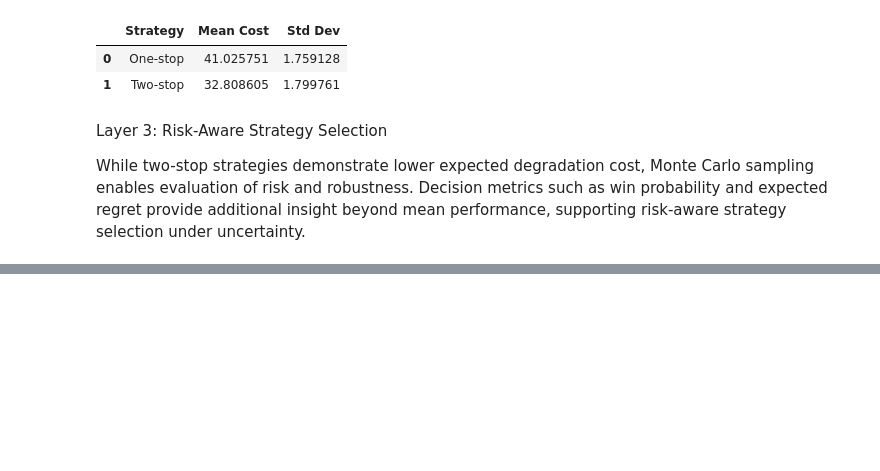
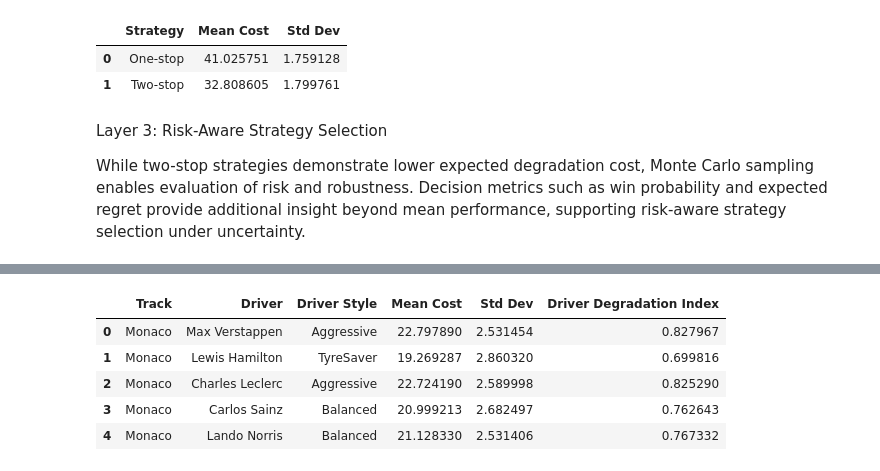
Before and after one commit to Sneha73685/f1-tyre-strategy-colab, a Jupyter notebook: tyre-degradation-simulation.ipynb, the cells around one changed output, grey strips where cells are left out. Drawn from its saved outputs; the diff is of its cells as text; code cells hidden in the pictures; blank space fills up the shorter version.

```diff
--- a/tyre-degradation-simulation.ipynb
+++ b/tyre-degradation-simulation.ipynb
@@ -779,0 +806,37 @@ Decision metrics such as win probability and expected regret provide additional
+# %%
+batch_results = []
+
+for track in TRACKS:
+    for driver in DRIVERS:
+        style = DRIVER_STYLE_MAP[driver]
+
+        alpha_base = create_context_aware_model(
+            compound="Soft",
+            track=track,
+            driver_style=style
+        ).alpha
+
+        costs = monte_carlo_strategy_samples(
+            strategy_fn=two_stop_strategy,
+            compound="Soft",
+            alpha_mean=alpha_base,
+            alpha_std=0.005,
+            total_laps=70,
+            pit_params=(23, 46),
+            n_sim=1500
+        )
+
+        batch_results.append([
+            track,
+            driver,
+            style,
+            costs.mean(),
+            costs.std()
+        ])
+
+batch_df = pd.DataFrame(
+    batch_results,
+    columns=["Track", "Driver", "Driver Style", "Mean Cost", "Std Dev"]
+)
+
+batch_df.head()
@@ -779,0 +850,15 @@ Decision metrics such as win probability and expected regret provide additional
+# %%
+reference_cost = batch_df["Mean Cost"].median()
+
+batch_df["Driver Degradation Index"] = (
+    batch_df["Mean Cost"] / reference_cost
+)
+
+batch_df.head()
+# %% [output]
+|  | Track | Driver | Driver Style | Mean Cost | Std Dev | Driver Degradation Index |
+| 0 | Monaco | Max Verstappen | Aggressive | 22.797890 | 2.531454 | 0.827967 |
+| 1 | Monaco | Lewis Hamilton | TyreSaver | 19.269287 | 2.860320 | 0.699816 |
+| 2 | Monaco | Charles Leclerc | Aggressive | 22.724190 | 2.589998 | 0.825290 |
+| 3 | Monaco | Carlos Sainz | Balanced | 20.999213 | 2.682497 | 0.762643 |
+| 4 | Monaco | Lando Norris | Balanced | 21.128330 | 2.531406 | 0.767332 |
```
Also changed, not shown: parts of 5 cells of this notebook, 1 other file.
